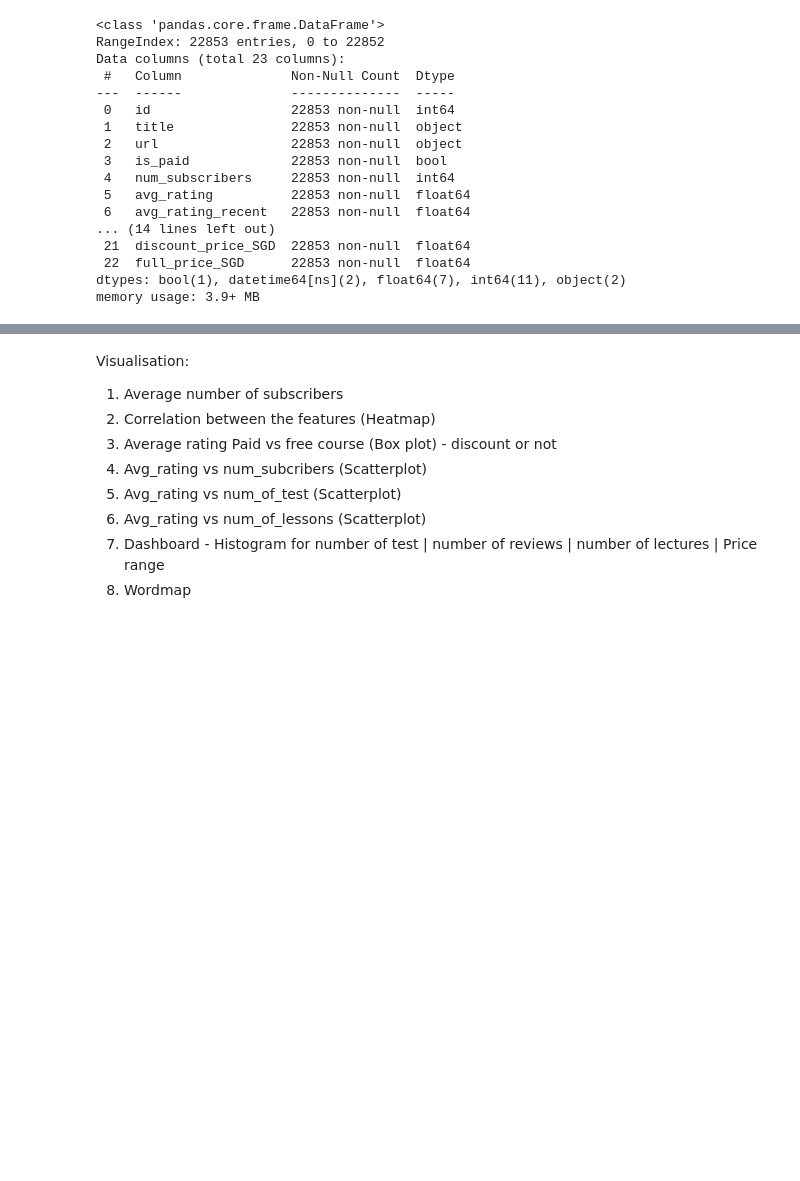
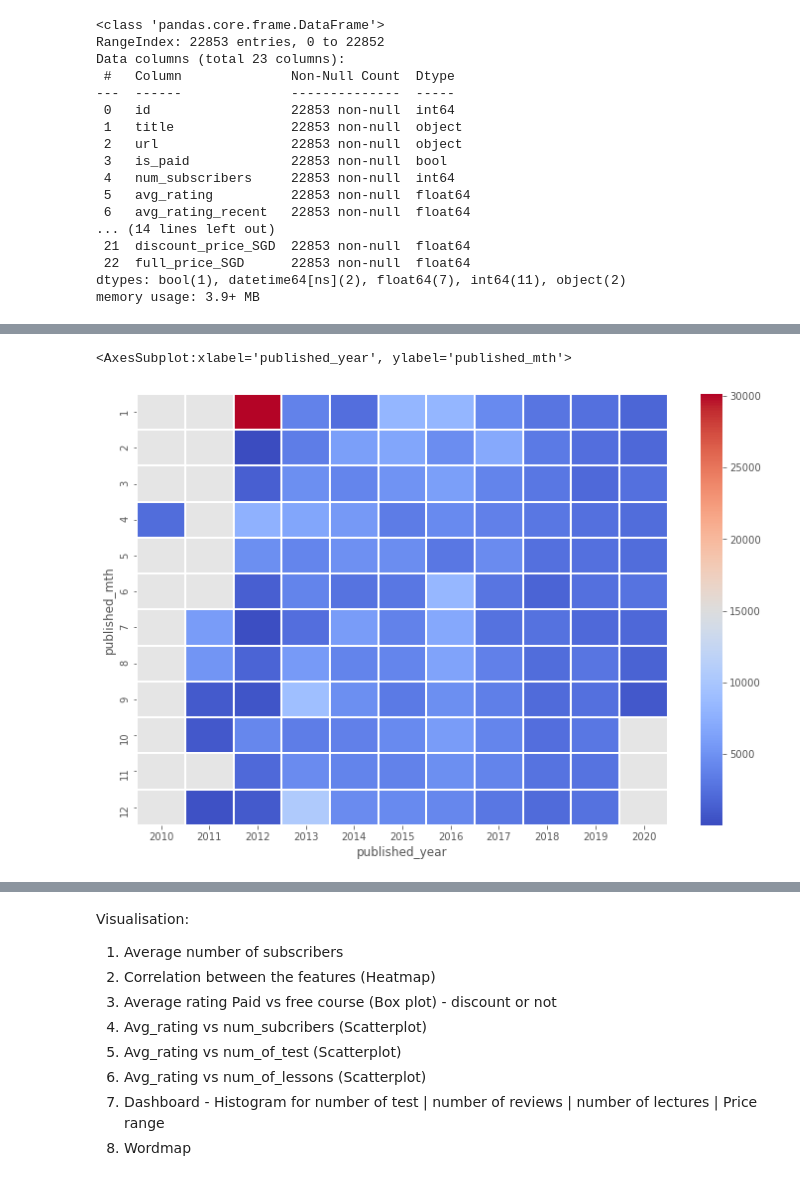
Before and after one commit to wilsonteo00/PortfolioProjects, a Jupyter notebook: End of course article - Udemy.ipynb, the cells around one changed output, grey strips where cells are left out. Cells and saved outputs as stored; diff of their text form; code cells hidden in the pictures; blank space fills up the shorter version.

```diff
--- a/End of course article - Udemy.ipynb
+++ b/End of course article - Udemy.ipynb
@@ -342,0 +401,9 @@ memory usage: 3.9+ MB
+# %%
+# Does published longer means there will be on average higher number of subscribers?
+# Plotting number of subscribers against the month and year which the course is published
+
+subscribers_pivot = df.pivot_table(values='num_subscribers',index='published_mth',columns='published_year', aggfunc=np.mean)
+sns.heatmap(subscribers_pivot,cmap='coolwarm',linecolor='white',linewidths=1)
+# %% [output]
+<AxesSubplot:xlabel='published_year', ylabel='published_mth'>
+[figure, added]
```
Also changed, not shown: parts of 23 cells of this notebook.
